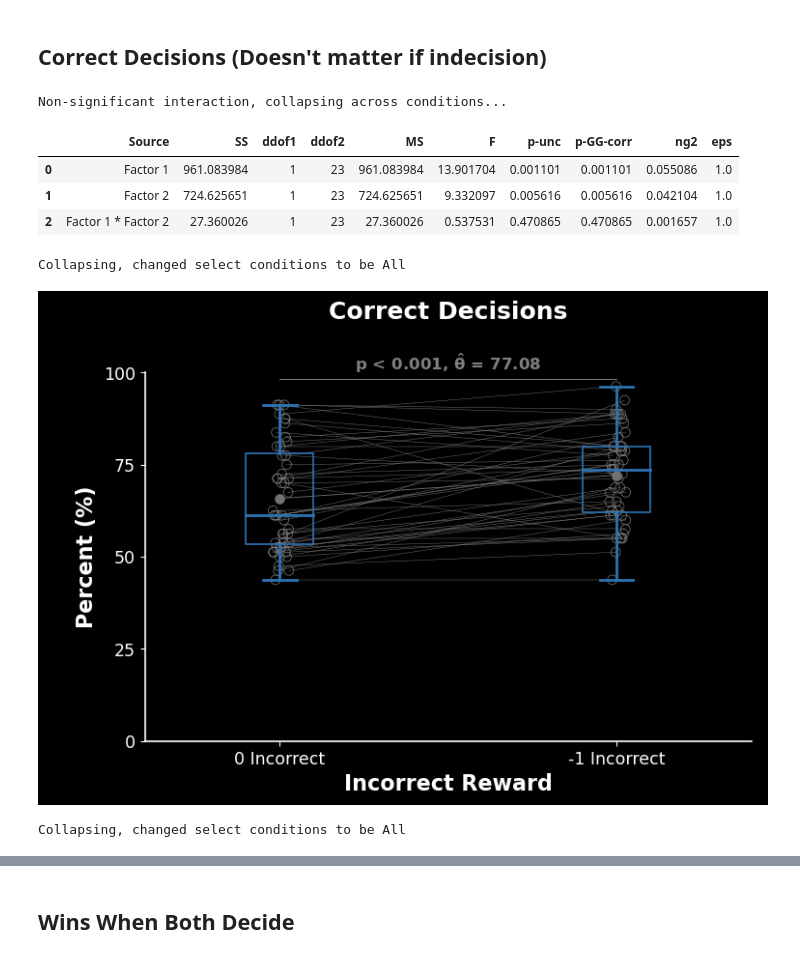
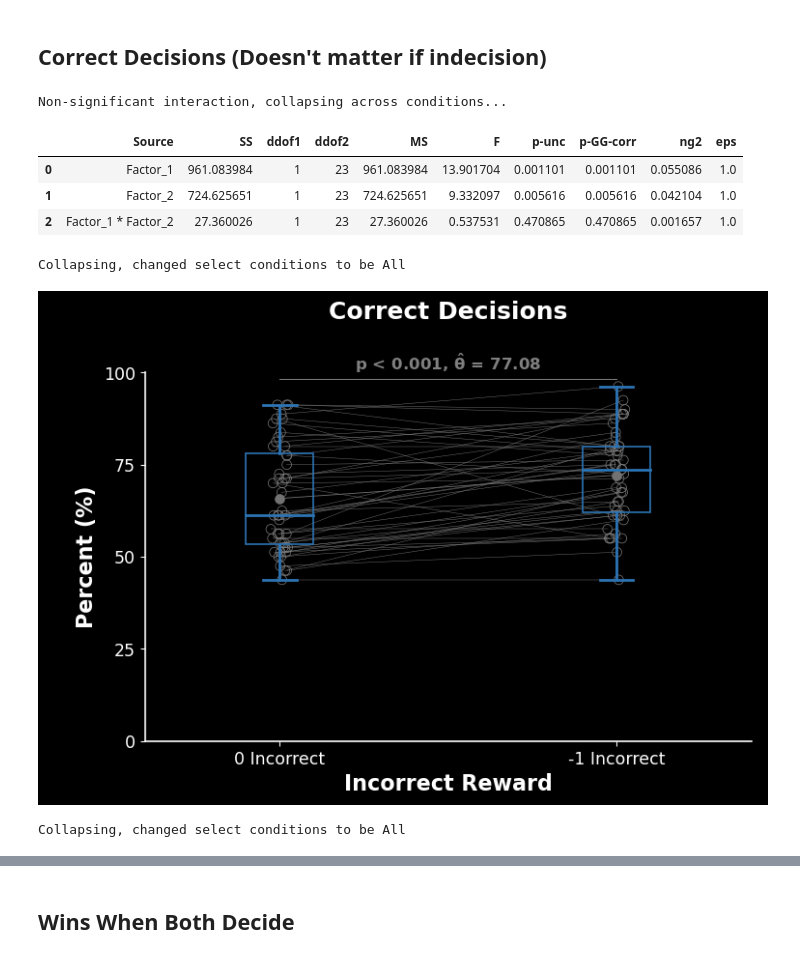
Before and after one commit to SethSullivan/MatchPennies-Agent-Expirement, a Jupyter notebook: scripts/makefigs/MakeFigs_with_Stats_Final.ipynb, the cells around one changed output, grey strips where cells are left out. Cells and saved outputs as stored; diff of their text form; code cells hidden in the pictures.

```diff
--- a/scripts/makefigs/MakeFigs_with_Stats_Final.ipynb
+++ b/scripts/makefigs/MakeFigs_with_Stats_Final.ipynb
@@ -162,9 +143,9 @@ Collapsing, changed select conditions to be All
 # %% [markdown]
 ## Median Movement Times
 # %%
-median_movement_time_anova,median_movement_time_statistics = so.run_statistics('Median Movement Time')
+median_movement_time_anova,median_movement_time_statistics = so.run_statistics('Median_Movement_Time')
 display(median_movement_time_anova)
-so.plot(median_movement_time_statistics,'Median Movement Time',title='Median Movement Time',
+so.plot(median_movement_time_statistics,'Median_Movement_Time',title='Median Movement Time',
                     ylab='Time (ms)',ylocs=np.arange(0,450,50),lims=True)
 # %% [output]
 Non-significant interaction, collapsing across conditions...
@@ -180,9 +161,9 @@ Collapsing, changed select conditions to be All
 # %% [markdown]
 ## SD Leave Times
 # %%
-sd_leave_time_anova,sd_leave_time_statistics = so.run_statistics('SD Leave Time')
+sd_leave_time_anova,sd_leave_time_statistics = so.run_statistics('SD_Leave_Time')
 display(sd_leave_time_anova)
-so.plot(sd_leave_time_statistics,'SD Leave Time',title='SD Movement Onset Time',
+so.plot(sd_leave_time_statistics,'SD_Leave_Time',title='SD Movement Onset Time',
                     ylab='Time (ms)',ylocs=np.arange(0,450,100),title_pad = 0,lims=True,cut_pvals=False)
 # %% [output]
 Non-significant interaction, collapsing across conditions...
@@ -198,9 +179,9 @@ Collapsing, changed select conditions to be All
 # %% [markdown]
 ## First Quartile Leave Time
 # %%
-q1_leave_time_anova,q1_leave_time_statistics = so.run_statistics('Q1 Leave Time')
+q1_leave_time_anova,q1_leave_time_statistics = so.run_statistics('Q1_Leave_Time')
 display(q1_leave_time_anova)
-so.plot(q1_leave_time_statistics,'Q1 Leave Time',title='Q1 Movement Onset Time',
+so.plot(q1_leave_time_statistics,'Q1_Leave_Time',title='Q1 Movement Onset Time',
                     ylab='Time (ms)',ylocs=np.arange(700,1600,250),lims=True)
 # %% [output]
 Non-significant interaction, collapsing across conditions...
@@ -215,9 +196,9 @@ Collapsing, changed select conditions to be All
 # %% [markdown]
 ## Third Quartile Leave Time
 # %%
-q3_leave_time_anova,q3_leave_time_statistics = so.run_statistics('Q3 Leave Time')
+q3_leave_time_anova,q3_leave_time_statistics = so.run_statistics('Q3_Leave_Time')
 display(q3_leave_time_anova)
-so.plot(q3_leave_time_statistics,'Q3 Leave Time',title='Q3 Movement Onset Time',
+so.plot(q3_leave_time_statistics,'Q3_Leave_Time',title='Q3 Movement Onset Time',
                     ylab='Time (ms)',ylocs=np.arange(900,1700,250),lims=True)
 # %% [output]
 Non-significant interaction, collapsing across conditions...
@@ -232,18 +213,18 @@ Collapsing, changed select conditions to be All
 # %% [markdown]
 ## Correct Decisions (Doesn't matter if indecision)
 # %%
-corrects_anova,corrects_statistics = so.run_statistics('Correct Decisions')
+corrects_anova,corrects_statistics = so.run_statistics('Correct_Decisions')
 display(corrects_anova)
-so.plot(corrects_statistics,'Correct Decisions',title='Correct Decisions',
+so.plot(corrects_statistics,'Correct_Decisions',title='Correct Decisions',
                     ylab='Percent (%)',ylocs=np.arange(0,125,25),lims=True,title_pad=40,h=1)
 # %% [output]
 Non-significant interaction, collapsing across conditions...
 |  | Source | SS | ddof1 | ddof2 | MS | F | p-unc | p-GG-corr | ng2 | eps |
-| 0 | Factor 1 | 961.083984 | 1 | 23 | 961.083984 | 13.901704 | 0.001101 | 0.001101 | 0.055086 | 1.0 |
-| 1 | Factor 2 | 724.625651 | 1 | 23 | 724.625651 | 9.332097 | 0.005616 | 0.005616 | 0.042104 | 1.0 |
-| 2 | Factor 1 * Factor 2 | 27.360026 | 1 | 23 | 27.360026 | 0.537531 | 0.470865 | 0.470865 | 0.001657 | 1.0 |
+| 0 | Factor_1 | 961.083984 | 1 | 23 | 961.083984 | 13.901704 | 0.001101 | 0.001101 | 0.055086 | 1.0 |
+| 1 | Factor_2 | 724.625651 | 1 | 23 | 724.625651 | 9.332097 | 0.005616 | 0.005616 | 0.042104 | 1.0 |
+| 2 | Factor_1 * Factor_2 | 27.360026 | 1 | 23 | 27.360026 | 0.537531 | 0.470865 | 0.470865 | 0.001657 | 1.0 |
 Collapsing, changed select conditions to be All
-[figure, old version]
+[figure, new version]
 Collapsing, changed select conditions to be All
 [figure]
 # %% [markdown]
```
Also changed, not shown: parts of 22 cells of this notebook.
